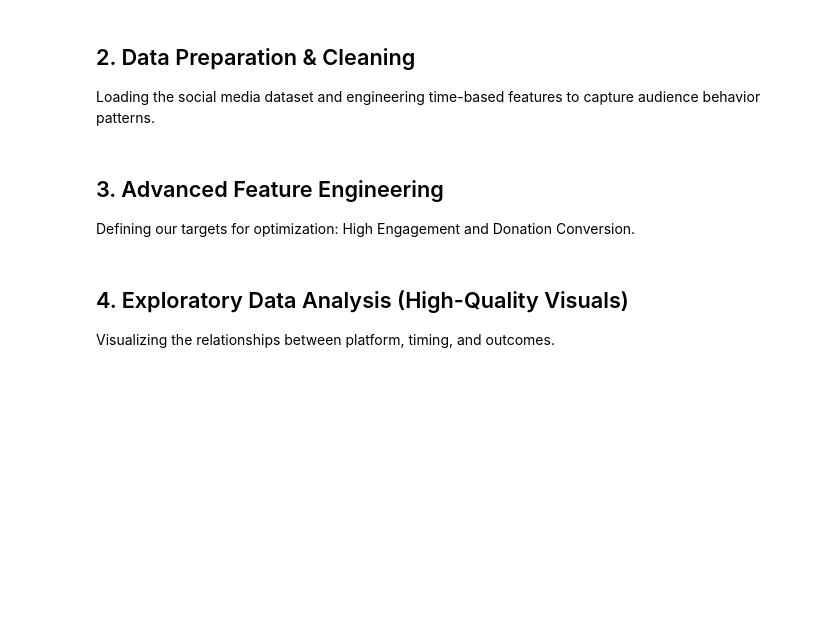
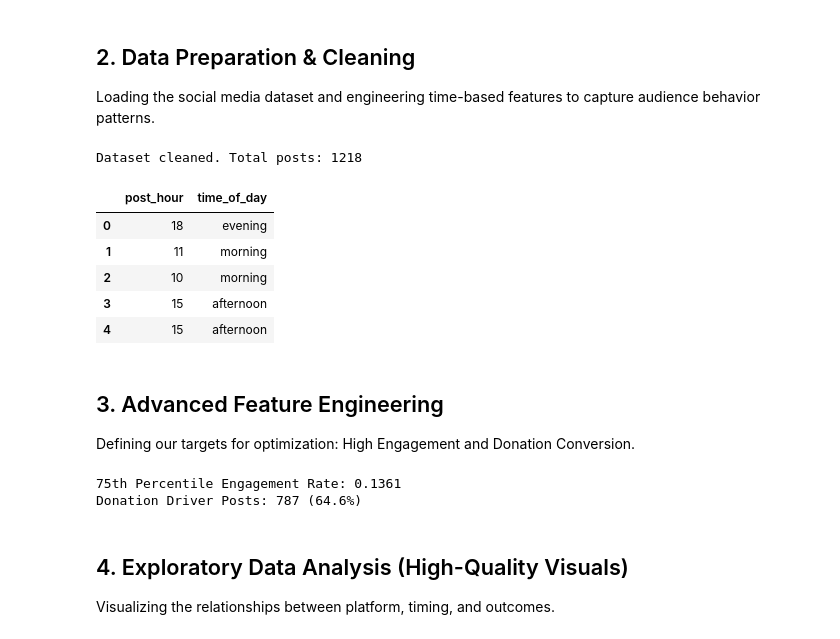
Before and after one commit to ReadyPlayerSpork/INTEX-2026, a Jupyter notebook: ml-pipelines/social_media_impact_pipeline.ipynb, the cells around one changed output. Cells and saved outputs as stored; diff of their text form; code cells hidden in the pictures; blank space fills up the shorter version.

```diff
--- a/ml-pipelines/social_media_impact_pipeline.ipynb
+++ b/ml-pipelines/social_media_impact_pipeline.ipynb
@@ -28,35 +28,43 @@ plt.rcParams['font.size'] = 12
 Loading the social media dataset and engineering time-based features to capture audience behavior patterns.
 # %%
 # Load data with relative path
-df = pd.read_csv('../lighthouse_csv_v7/social_media_posts.csv')
+df = pd.read_csv('../backend/Haven-for-Her-Backend/docs/lighthouse_csv_v7/social_media_posts.csv')
 
 # 1. Handle Missing Values
 # Fill numeric with 0 where appropriate (e.g., budget, views)
 cols_to_zero = ['boost_budget_php', 'video_views', 'watch_time_seconds', 'avg_view_duration_seconds']
 df[cols_to_zero] = df[cols_to_zero].fillna(0)
 
 # Fill categorical with 'None' or mode
 df['campaign_name'] = df['campaign_name'].fillna('None')
 df['call_to_action_type'] = df['call_to_action_type'].fillna('None')
 
 # 2. Convert Timestamps
 df['created_at'] = pd.to_datetime(df['created_at'])
 
 # 3. Engineer Time-of-Day Feature
 def get_time_of_day(hour):
     if 5 <= hour < 12:
         return 'morning'
     elif 12 <= hour < 17:
         return 'afternoon'
     elif 17 <= hour < 22:
         return 'evening'
     else:
         return 'night'
 
 df['time_of_day'] = df['post_hour'].apply(get_time_of_day)
 
 print(f"Dataset cleaned. Total posts: {len(df)}")
 df[['post_hour', 'time_of_day']].head()
+# %% [output]
+Dataset cleaned. Total posts: 1218
+|  | post_hour | time_of_day |
+| 0 | 18 | evening |
+| 1 | 11 | morning |
+| 2 | 10 | morning |
+| 3 | 15 | afternoon |
+| 4 | 15 | afternoon |
 # %% [markdown]
 ## 3. Advanced Feature Engineering
 Defining our targets for optimization: High Engagement and Donation Conversion.
@@ -70,6 +78,9 @@ df['is_donation_driver'] = (df['donation_referrals'] > 0).astype(int)
 
 print(f"75th Percentile Engagement Rate: {eng_75th:.4f}")
 print(f"Donation Driver Posts: {df['is_donation_driver'].sum()} ({df['is_donation_driver'].mean()*100:.1f}%)")
+# %% [output]
+75th Percentile Engagement Rate: 0.1361
+Donation Driver Posts: 787 (64.6%)
 # %% [markdown]
 ## 4. Exploratory Data Analysis (High-Quality Visuals)
 Visualizing the relationships between platform, timing, and outcomes.
```
Also changed, not shown: parts of 4 cells of this notebook, 9 other files.
